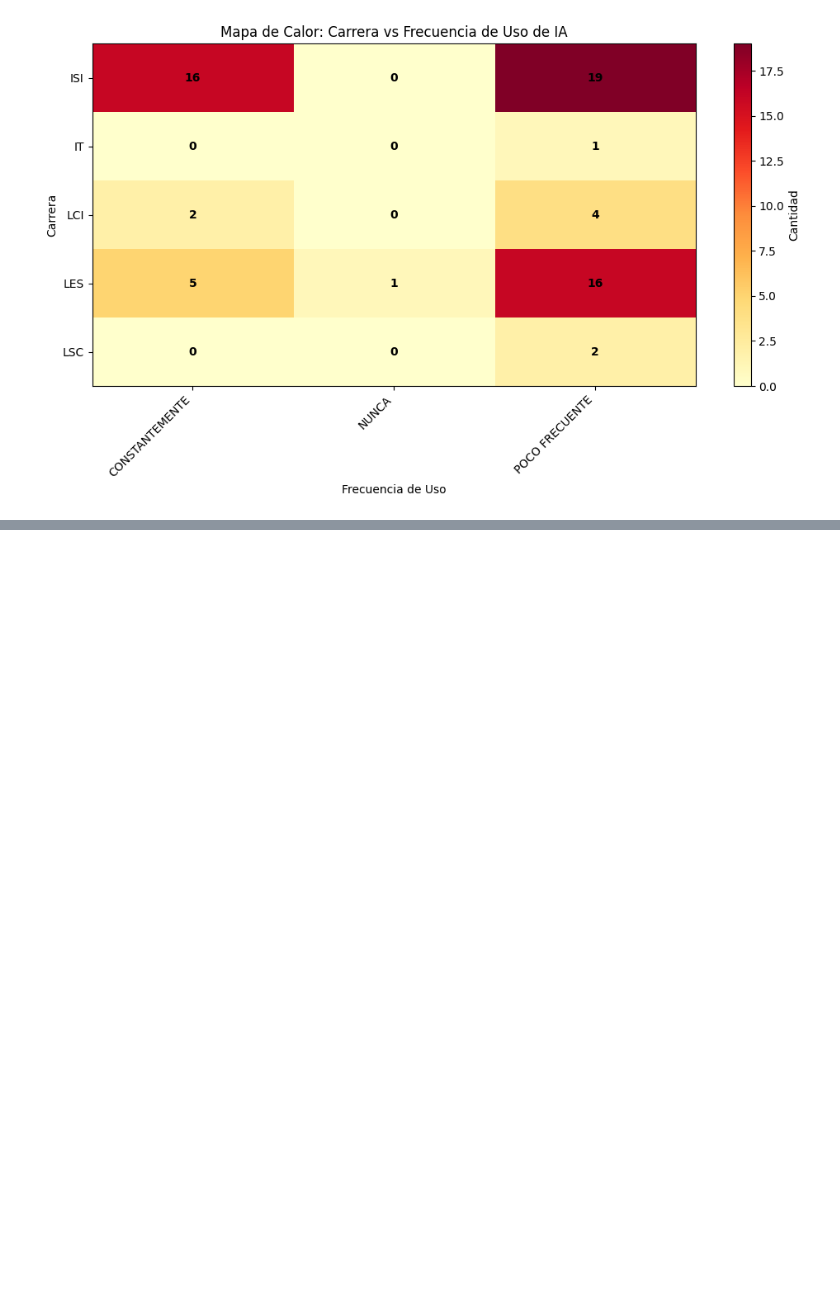
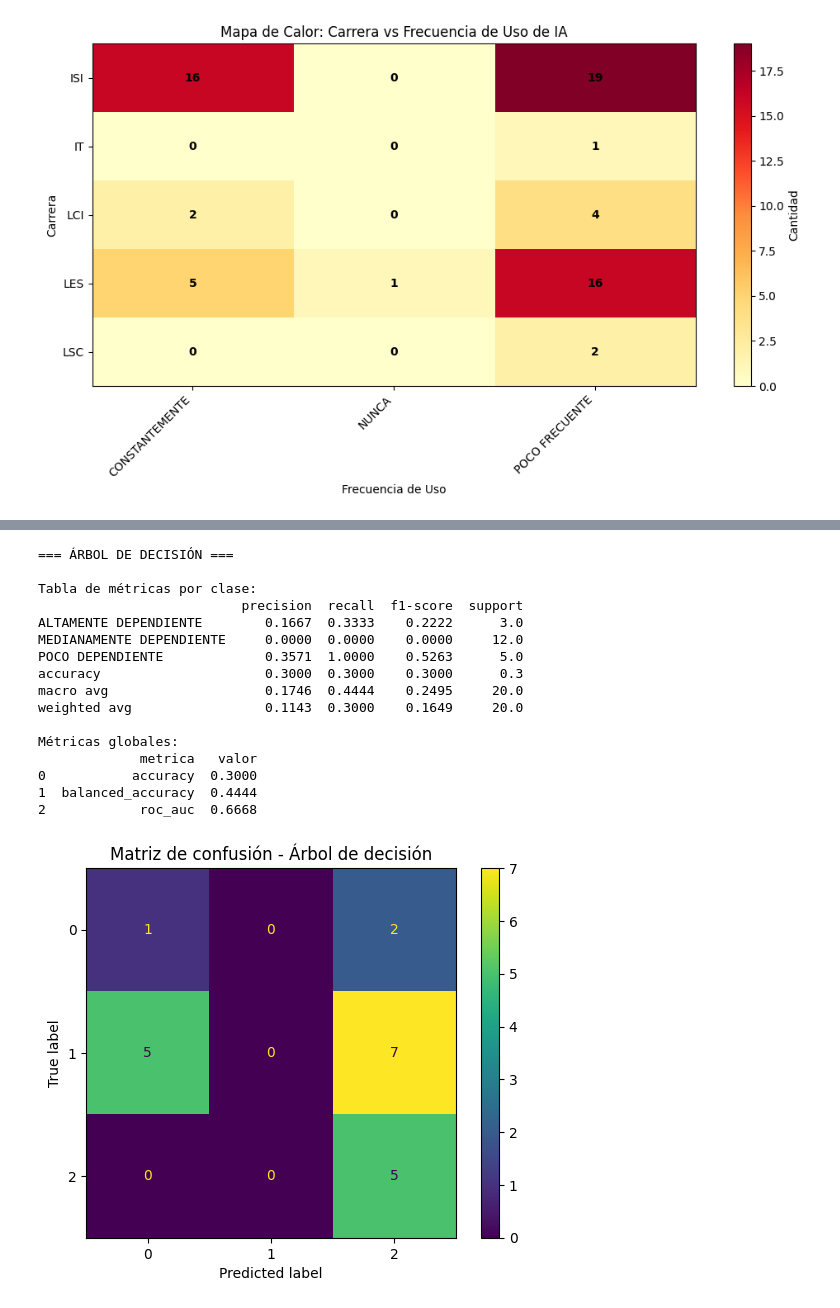
Before and after one commit to ferfcb99/python_datadf, a Jupyter notebook: USOIA_PARTE2.ipynb, the cells around one changed output, grey strips where cells are left out. Cells and saved outputs as stored; diff of their text form; code cells hidden in the pictures; blank space fills up the shorter version.

```diff
--- a/USOIA_PARTE2.ipynb
+++ b/USOIA_PARTE2.ipynb
@@ -508,7 +755,44 @@ LSC                             0      0               2
 # %%
 #BLOQUE 12. Entrenar Árbol de Decisión
 #Primer modelo de clasificación
 
-# # =========================================
+# =========================================
 # BLOQUE 12: ÁRBOL DE DECISIÓN
 # =========================================
+
+modelo_arbol = Pipeline(steps=[
+    ("preprocesador", preprocesador),
+    ("clasificador", DecisionTreeClassifier(
+        max_depth=5,
+        min_samples_leaf=10,
+        class_weight="balanced",
+        random_state=42
+    ))
+])
+
+modelo_arbol.fit(X_train, y_train)
+
+pred_arbol, prob_arbol, tabla_metricas_arbol, tabla_global_arbol = evaluar_modelo(
+    modelo_arbol,
+    X_test,
+    y_test,
+    nombre_modelo="Árbol de decisión"
+)
+# %% [output]
+=== ÁRBOL DE DECISIÓN ===
+
+Tabla de métricas por clase:
+                          precision  recall  f1-score  support
+ALTAMENTE DEPENDIENTE        0.1667  0.3333    0.2222      3.0
+MEDIANAMENTE DEPENDIENTE     0.0000  0.0000    0.0000     12.0
+POCO DEPENDIENTE             0.3571  1.0000    0.5263      5.0
+accuracy                     0.3000  0.3000    0.3000      0.3
+macro avg                    0.1746  0.4444    0.2495     20.0
+weighted avg                 0.1143  0.3000    0.1649     20.0
+
+Métricas globales:
+             metrica   valor
+0           accuracy  0.3000
+1  balanced_accuracy  0.4444
+2            roc_auc  0.6668
+[figure, added]
```
Also changed, not shown: parts of 17 cells of this notebook, 5 other files.
